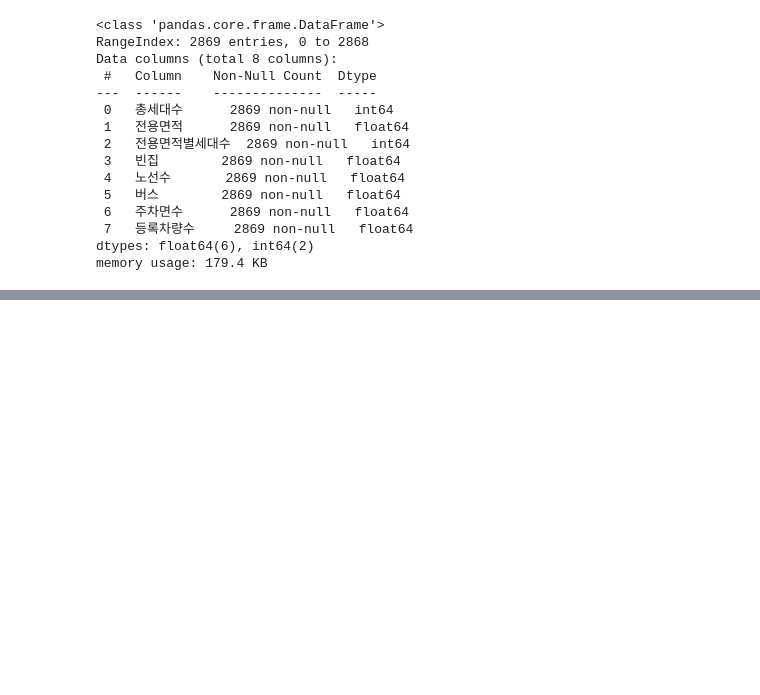
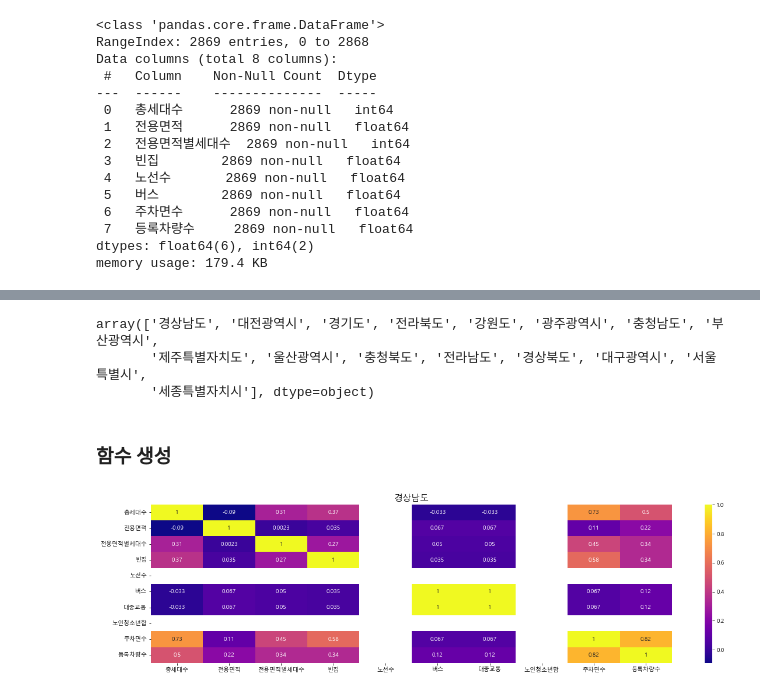
Before and after one commit to hxgyxxng/AcornTeamJjajang, a Jupyter notebook: 동현/주차수요 히트맵.ipynb, the cells around one changed output, grey strips where cells are left out. Cells and saved outputs as stored; diff of their text form; code cells hidden in the pictures; blank space fills up the shorter version.

```diff
--- a/동현/주차수요 히트맵.ipynb
+++ b/동현/주차수요 히트맵.ipynb
@@ -86,0 +282,3 @@ plt.show()
+# %%
+pre4 = pre2.drop(["Unnamed: 0", "단지코드", "임대건물구분","임대료"], axis=1)
+pre4.columns
@@ -86,0 +289,3 @@ plt.show()
+# %%
+pre4=pre4[['총세대수', '지역','전용면적', '전용면적별세대수', '빈집', '노선수',
+           '버스', '대중교통','노인청소년합', '주차면수', '등록차량수']]
@@ -86,0 +314,19 @@ plt.show()
+# %%
+pre4["지역"].unique()
+# %% [output]
+array(['경상남도', '대전광역시', '경기도', '전라북도', '강원도', '광주광역시', '충청남도', '부산광역시',
+       '제주특별자치도', '울산광역시', '충청북도', '전라남도', '경상북도', '대구광역시', '서울특별시',
+       '세종특별자치시'], dtype=object)
+# %% [markdown]
+### 함수 생성
+# %%
+def data_frame (a) :
+    region = pre4[pre4["지역"]==a]
+    plt.figure(figsize=(20,5))
+    hmap = sns.heatmap(region.corr(), cmap = 'plasma', annot = True)
+    hmap.set_title(a, fontsize=15)
+    plt.show()
+# %%
+data_frame ("경상남도")
+# %% [output]
+[figure, added]
```
Also changed, not shown: parts of 42 cells of this notebook.
